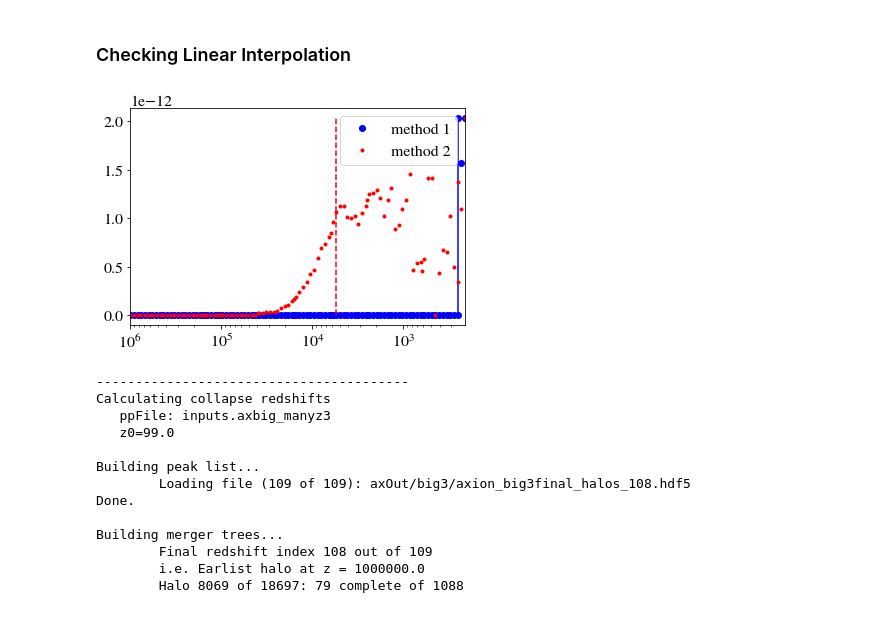
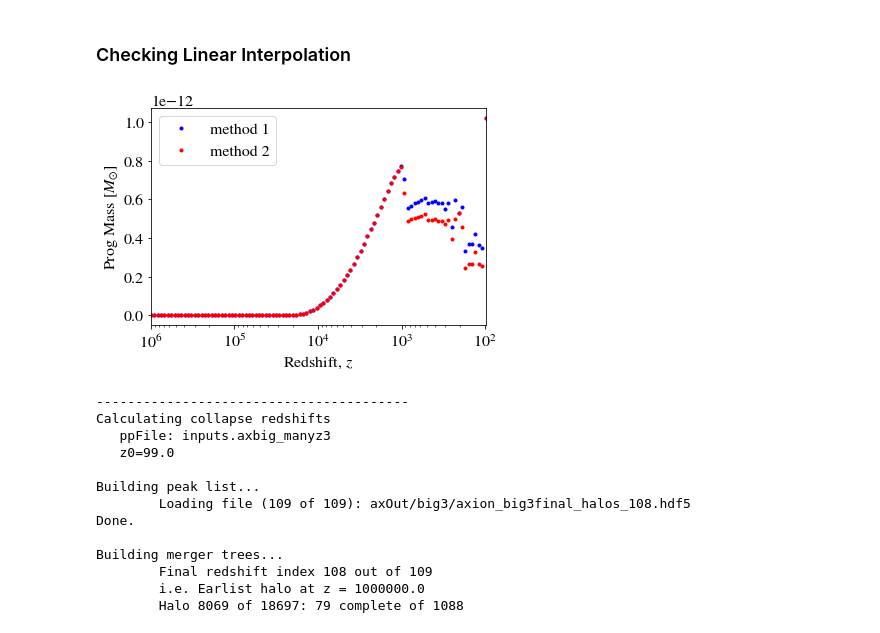
Before and after one commit to David-Ellis/m3p_merger, a Jupyter notebook: MergerTree.ipynb, the cells around one changed output. Saved outputs shown, nothing was run; the diff lists cells and outputs as text; code cells hidden in the pictures.

```diff
--- a/MergerTree.ipynb
+++ b/MergerTree.ipynb
@@ -71,16 +66,11 @@ m3p_merger.plotMergerPatches(out2[0][::10], ppFile, cmap = "viridis")
 <h2><center>Plot merger tree</center></h2>
 # %%
 importlib.reload(m3p_merger)
-ppFile = "inputs.axbig_manyz3"
-
-index = 437
-
-# out = m3p_merger.BuildMergerTree(peak_list_main, ppFile, final_halos_indicies = index)
-# fig = m3p_merger.plotMergerTree(out[0][::5], ppFile, startIndex=0, font_size = 16, log = True,
-#                           colorbar=True, colorbar_title = "Mass [$M_{\odot}$]")
-# plt.show()
+ppFile = "inputs.ax_stitched"
+peak_list_main, boxsize = m3p_merger.MakePeakList(ppFile,startIndex = 0, printOutput = True)
+index = 185
 
 out2 = m3p_merger.BuildMergerTree2(peak_list_main, ppFile, final_halos_indicies = index)
-fig = m3p_merger.plotMergerTree(out2[0][::5], ppFile, startIndex=0, font_size = 16, log = True,
+fig = m3p_merger.plotMergerTree(out2[0], ppFile, startIndex=0, font_size = 16, log = True,
                           colorbar=True, colorbar_title = "Mass [$M_{\odot}$]")
 # %% [output]
@@ -89,33 +81,27 @@ KeyboardInterrupt:
 <h3>Checking Linear Interpolation</h3>
 # %%
 importlib.reload(m3p_merger)
+ppFile = "inputs.ax_stitched"
 
-halo_index = 437#index
-f = 0.01
+halo_index = 488
+f = 0
 
 out = m3p_merger.BuildMergerTree(peak_list_main, ppFile, final_halos_indicies = halo_index)
-#zColLin, ProgMassLin, zLin = m3p_merger.FindCollapseRedshift(out[0], f, ppFile,startIndex = 25, interp = "Linear")
 zCol, ProgMass, z = m3p_merger.FindCollapseRedshift(out[0], f, ppFile,startIndex = 0, interp = "None")
-plt.semilogx(z, ProgMass, 'bo', ms=6, label = "method 1")
-
-#plt.semilogx([zColLin, zColLin], [0,ProgMassLin[0]],'k-')
-plt.semilogx([zCol, zCol], [0,ProgMass[0]],'b-')
-
-#plt.xlim(1e4, z[0])
+plt.semilogx(z, ProgMass, 'b.', ms=6, label = "method 1")
 
 out = m3p_merger.BuildMergerTree2(peak_list_main, ppFile, final_halos_indicies = halo_index)
 zCol, ProgMass, z = m3p_merger.FindCollapseRedshift(out[0], f, ppFile,startIndex = 0, interp = "None")
 plt.semilogx(z, ProgMass, 'r.', ms=6, label ="method 2")
 
-plt.semilogx([zCol, zCol], [0,ProgMass[0]],'r--')
-
-plt.legend(loc=1)
+plt.legend(loc=2)
 plt.xlim(max(z), min(z))
-
+plt.ylabel("Prog Mass [$M_{\odot}$]")
+plt.xlabel("Redshift, $z$")
 
 np.save("./FinalGraphs/Data/MassGrowth.npy", [z, ProgMass, zCol])
 # %% [output]
-[figure, old version]
+[figure, new version]
 # %%
 importlib.reload(m3p_merger)
 ppFile = "inputs.axbig_manyz3"
```
Also changed, not shown: parts of 7 cells of this notebook, 2 other files.
